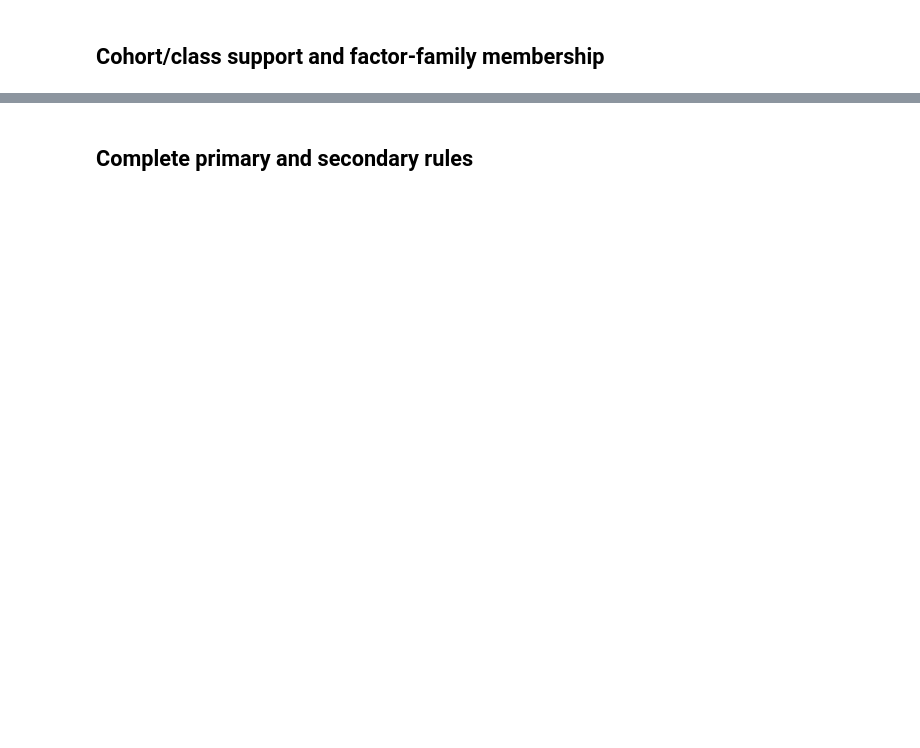
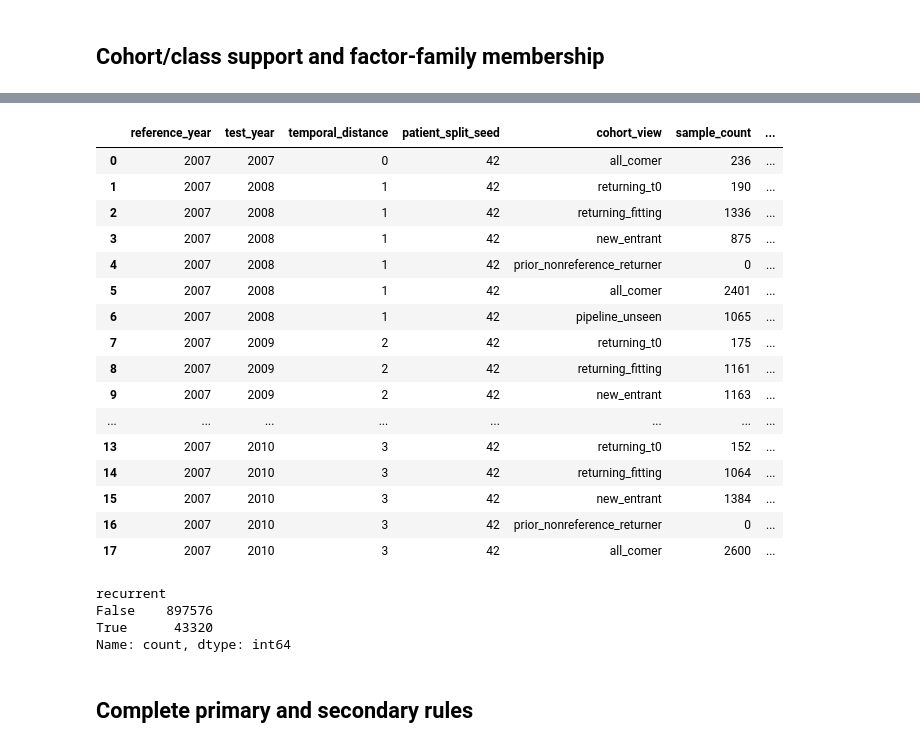
Before and after one commit to joaogabrielsilveira/SAE-TCAV, a Jupyter notebook: robustness_analysis.ipynb, the cells around one changed output, grey strips where cells are left out. Saved outputs shown, nothing was run; the diff lists cells and outputs as text; code cells hidden in the pictures; blank space fills up the shorter version.

```diff
--- a/robustness_analysis.ipynb
+++ b/robustness_analysis.ipynb
@@ -84,3 +146,30 @@ display(recurrence)
+# %%
+support[support_columns].head(18)
+# %% [output]
+|  | reference_year | test_year | temporal_distance | patient_split_seed | cohort_view | sample_count | ... |
+| 0 | 2007 | 2007 | 0 | 42 | all_comer | 236 | ... |
+| 1 | 2007 | 2008 | 1 | 42 | returning_t0 | 190 | ... |
+| 2 | 2007 | 2008 | 1 | 42 | returning_fitting | 1336 | ... |
+| 3 | 2007 | 2008 | 1 | 42 | new_entrant | 875 | ... |
+| 4 | 2007 | 2008 | 1 | 42 | prior_nonreference_returner | 0 | ... |
+| 5 | 2007 | 2008 | 1 | 42 | all_comer | 2401 | ... |
+| 6 | 2007 | 2008 | 1 | 42 | pipeline_unseen | 1065 | ... |
+| 7 | 2007 | 2009 | 2 | 42 | returning_t0 | 175 | ... |
+| 8 | 2007 | 2009 | 2 | 42 | returning_fitting | 1161 | ... |
+| 9 | 2007 | 2009 | 2 | 42 | new_entrant | 1163 | ... |
+| ... | ... | ... | ... | ... | ... | ... | ... |
+| 13 | 2007 | 2010 | 3 | 42 | returning_t0 | 152 | ... |
+| 14 | 2007 | 2010 | 3 | 42 | returning_fitting | 1064 | ... |
+| 15 | 2007 | 2010 | 3 | 42 | new_entrant | 1384 | ... |
+| 16 | 2007 | 2010 | 3 | 42 | prior_nonreference_returner | 0 | ... |
+| 17 | 2007 | 2010 | 3 | 42 | all_comer | 2600 | ... |
+# %%
+recurrence['recurrent'].value_counts()
+# %% [output]
+recurrent
+False    897576
+True      43320
+Name: count, dtype: int64
 # %% [markdown]
 ## Complete primary and secondary rules
 # %%
```
Also changed, not shown: parts of 10 cells of this notebook, 22 other files.
